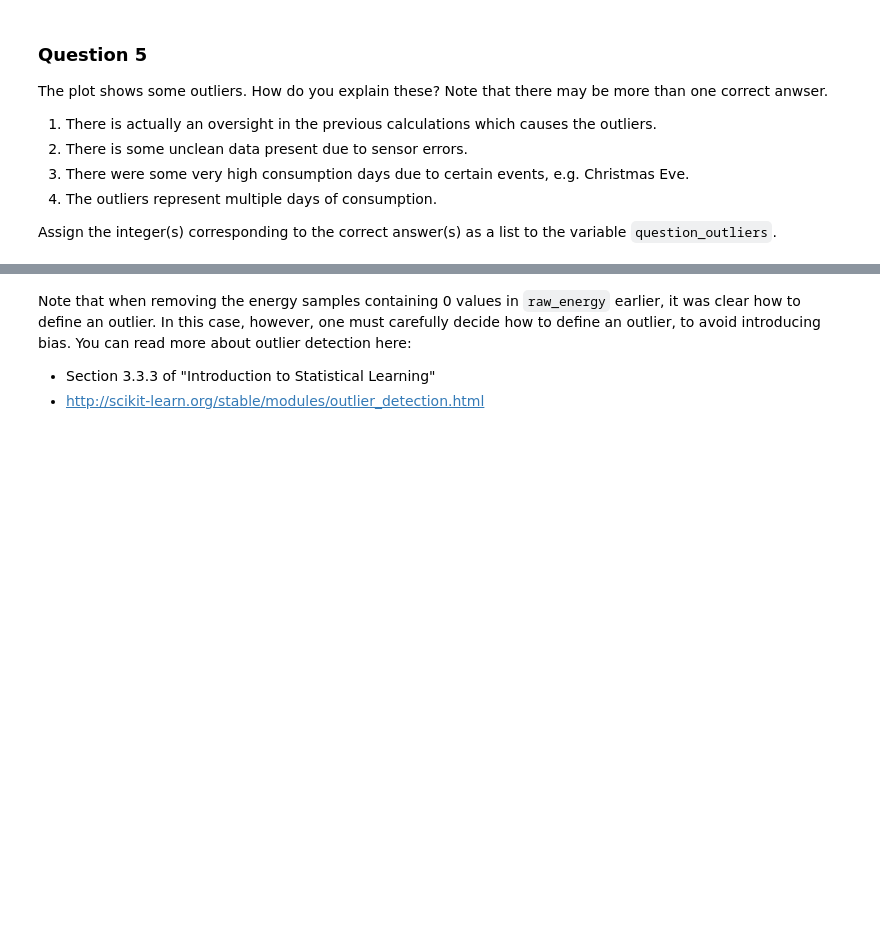
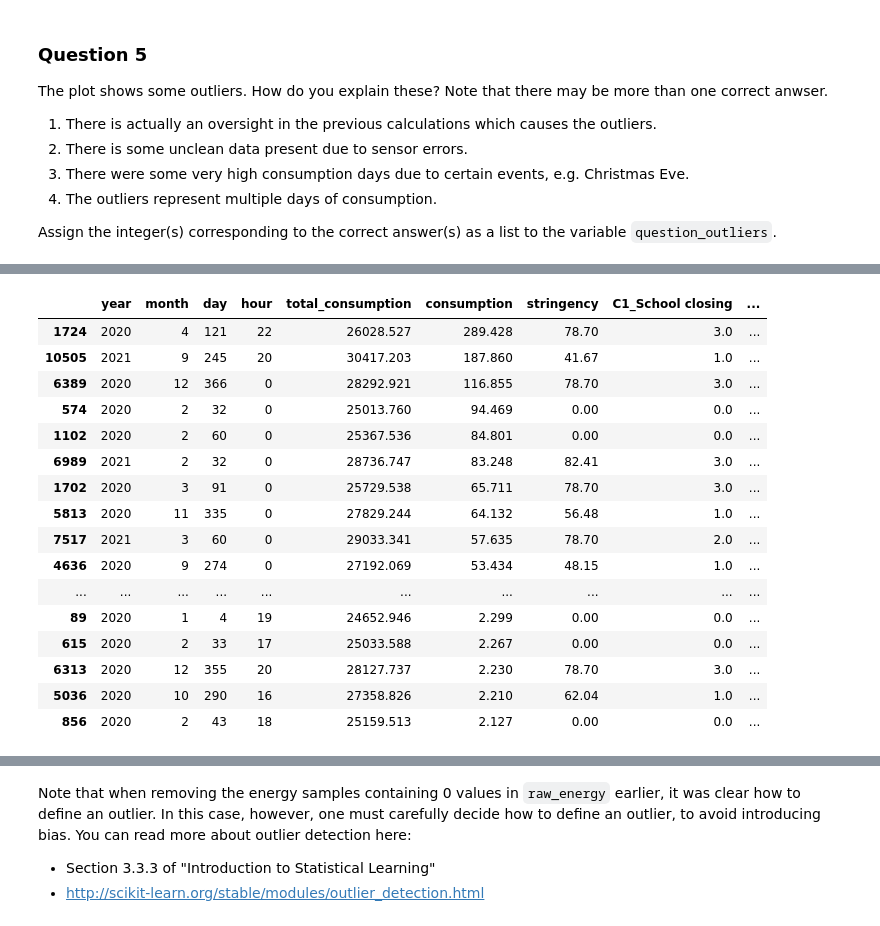
Before and after one commit to PanosBn/IoTGroup9, a Jupyter notebook: assignment.ipynb, the cells around one changed output, grey strips where cells are left out. Drawn from its saved outputs; the diff is of its cells as text; code cells hidden in the pictures; blank space fills up the shorter version.

```diff
--- a/assignment.ipynb
+++ b/assignment.ipynb
@@ -565,0 +609,20 @@ Assign the integer(s) corresponding to the correct answer(s) as a list to the va
+# %%
+data.sort_values(by='consumption', ascending=False)[:30]
+# %% [output]
+|  | year | month | day | hour | total_consumption | consumption | stringency | C1_School closing | ... |
+| 1724 | 2020 | 4 | 121 | 22 | 26028.527 | 289.428 | 78.70 | 3.0 | ... |
+| 10505 | 2021 | 9 | 245 | 20 | 30417.203 | 187.860 | 41.67 | 1.0 | ... |
+| 6389 | 2020 | 12 | 366 | 0 | 28292.921 | 116.855 | 78.70 | 3.0 | ... |
+| 574 | 2020 | 2 | 32 | 0 | 25013.760 | 94.469 | 0.00 | 0.0 | ... |
+| 1102 | 2020 | 2 | 60 | 0 | 25367.536 | 84.801 | 0.00 | 0.0 | ... |
+| 6989 | 2021 | 2 | 32 | 0 | 28736.747 | 83.248 | 82.41 | 3.0 | ... |
+| 1702 | 2020 | 3 | 91 | 0 | 25729.538 | 65.711 | 78.70 | 3.0 | ... |
+| 5813 | 2020 | 11 | 335 | 0 | 27829.244 | 64.132 | 56.48 | 1.0 | ... |
+| 7517 | 2021 | 3 | 60 | 0 | 29033.341 | 57.635 | 78.70 | 2.0 | ... |
+| 4636 | 2020 | 9 | 274 | 0 | 27192.069 | 53.434 | 48.15 | 1.0 | ... |
+| ... | ... | ... | ... | ... | ... | ... | ... | ... | ... |
+| 89 | 2020 | 1 | 4 | 19 | 24652.946 | 2.299 | 0.00 | 0.0 | ... |
+| 615 | 2020 | 2 | 33 | 17 | 25033.588 | 2.267 | 0.00 | 0.0 | ... |
+| 6313 | 2020 | 12 | 355 | 20 | 28127.737 | 2.230 | 78.70 | 3.0 | ... |
+| 5036 | 2020 | 10 | 290 | 16 | 27358.826 | 2.210 | 62.04 | 1.0 | ... |
+| 856 | 2020 | 2 | 43 | 18 | 25159.513 | 2.127 | 0.00 | 0.0 | ... |
```
Also changed, not shown: parts of 17 cells of this notebook.
